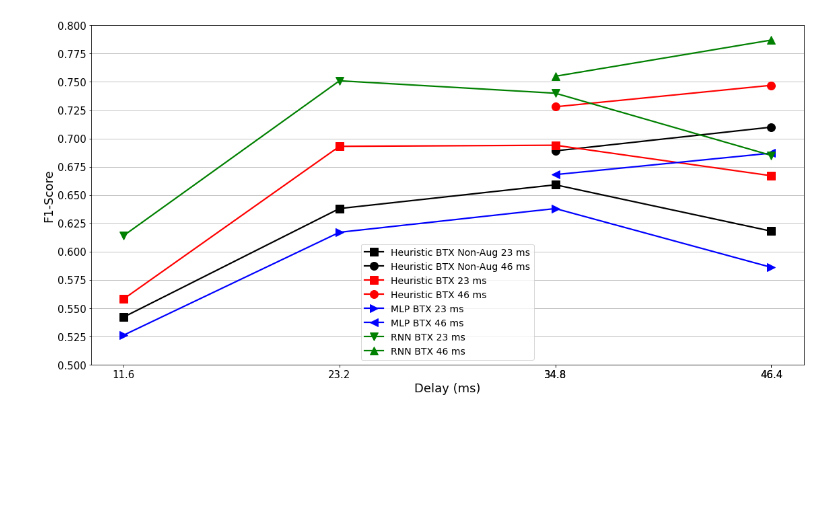
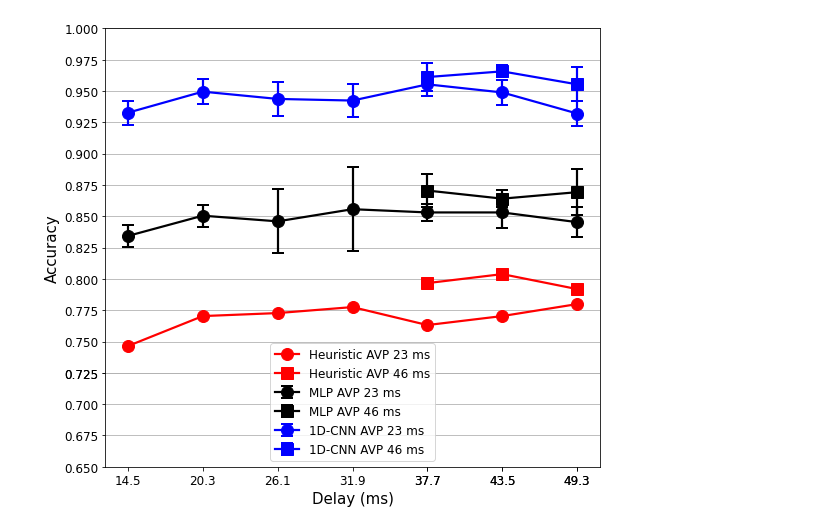
Before and after one commit to alejandrodl/beatbox-onset-detection, a Jupyter notebook: src/models/__Heuristic_Real-Time.ipynb, the cells around one changed output. Cells and saved outputs as stored; diff of their text form; code cells hidden in the pictures; blank space fills up the shorter version.

```diff
--- a/src/models/__Heuristic_Real-Time.ipynb
+++ b/src/models/__Heuristic_Real-Time.ipynb
@@ -404,11 +667,11 @@ plt.close()
 # %%
 # Plot all
 
-x = np.array([11.6,23.2,34.8,46.4,34.8,46.4])
+x = np.array([14.5,26.1,37.7,49.3,37.7,49.3])
 markersize = 12
 linewidth = 2.2
 
-plt.figure(figsize=(16,8))
+plt.figure(figsize=(8,7))
 plt.plot(x[:4], heuristic_btx[:4], 'ks-', markersize=markersize, linewidth=linewidth, label='Heuristic BTX Non-Aug 23 ms')
 plt.plot(x[4:], heuristic_btx[4:], 'ko-', markersize=markersize, linewidth=linewidth, label='Heuristic BTX Non-Aug 46 ms')
 plt.plot(x[:4], heuristic_btx_aug[:4], 'rs-', markersize=markersize, linewidth=linewidth, label='Heuristic BTX 23 ms')
@@ -417,16 +680,64 @@ plt.plot(x[:4], mlp_btx[:4], 'b>-', markersize=markersize, linewidth=linewidth,
 plt.plot(x[4:], mlp_btx[4:], 'b<-', markersize=markersize, linewidth=linewidth, label='MLP BTX 46 ms')
 plt.plot(x[:4], rnn_btx[:4], 'gv-', markersize=markersize, linewidth=linewidth, label='RNN BTX 23 ms')
 plt.plot(x[4:], rnn_btx[4:], 'g^-', markersize=markersize, linewidth=linewidth, label='RNN BTX 46 ms')
-plt.xlabel('Delay (ms)', fontsize=18)
-plt.ylabel('F1-Score', fontsize=18)
-plt.yticks([0.5,0.525,0.55,0.575,0.6,0.625,0.65,0.675,0.7,0.725,0.75,0.775,0.8], fontsize=15)
-plt.xticks(x.tolist(), fontsize=15)
-plt.legend(loc='lower center', prop={'size': 14})
+plt.xlabel('Delay (ms)', fontsize=15)
+plt.ylabel('F1-Score', fontsize=15)
+plt.yticks([0.5,0.525,0.55,0.575,0.6,0.625,0.65,0.675,0.7,0.725,0.75,0.775,0.8], fontsize=12)
+plt.xticks(x.tolist(), fontsize=12)
+plt.legend(loc=(0.36,0.01), prop={'size': 11.5})
 plt.grid(axis='y')
 plt.tight_layout()
 plt.savefig('../../results/fig_online_classification_btx.pdf', format='pdf')
 plt.show()
 
 plt.close()
-# %% [output]
-[figure, removed]
+# %%
+# Final results
+
+heuristic_avp = np.array([0.75583483, 0.7432675, 0.78994614, 0.79712747, 0.81687612, 0.81508079, 0.80251346, 0.8043088,  0.82226212, 0.84021544])
+heuristic_avp_aug = np.array([0.74641148, 0.77033493, 0.77272727, 0.77751196, 0.76315789, 0.77033493, 0.77990431, 0.79665072, 0.80382775, 0.79186603])
+#heuristic_avp_pca = np.array([0.6983842,  0.68402154, 0.7486535,  0.74506284, 0.76481149, 0.76301616, 0.78815081, 0.77019749, 0.77378815, 0.81867145])
+#heuristic_avp_pca_aug = np.array([0.76481149, 0.80071813, 0.80789946, 0.81328546, 0.82226212, 0.82585278, 0.84021544, 0.8545781,  0.83123878, 0.83303411])
+mlp_avp = np.array([0.83430421, 0.85048544, 0.8459547 , 0.85566342, 0.85307443, 0.85307443, 0.84530745, 0.87055017, 0.86407766, 0.86925566])
+mlp_avp_std = np.array([0.00877972, 0.00877971, 0.0256134 , 0.03341963, 0.00666385, 0.01203952, 0.01217792, 0.01326466, 0.00678841, 0.01814607])
+rnn_avp = np.array([0.93268609, 0.94951457, 0.94368931, 0.94239482, 0.9553398, 0.94886732, 0.93203882, 0.96116503, 0.96569579, 0.95533979])
+rnn_avp_std = np.array([0.00946844, 0.0101517 , 0.01351496, 0.01348394, 0.00901515, 0.00968714, 0.01002713, 0.01102226, 0.00484357, 0.01348391])
+
+heuristic_btx = np.array([0.61410788, 0.6735823,  0.70816044, 0.71092669, 0.71784232, 0.67081604, 0.66528354, 0.7538036,  0.76210235, 0.74688797])
+heuristic_btx_aug = np.array([0.62546125, 0.68081181, 0.70479705, 0.69557196, 0.71217712, 0.67712177, 0.67896679, 0.73062731, 0.75092251, 0.73800738])
+#heuristic_btx_pca = np.array([0.52282158, 0.60165975, 0.66113416, 0.65836791, 0.65145228, 0.63070539, 0.63762102, 0.69294606, 0.71784232, 0.71369295])
+#heuristic_btx_pca_aug = np.array([0.54218534, 0.58091286, 0.63762102, 0.66113416, 0.65283541, 0.63762102, 0.61825726, 0.68879668, 0.70816044, 0.70954357])
+mlp_btx = np.array([0.55609757, 0.63609755, 0.64829268, 0.64780489, 0.6502439, 0.64341463, 0.63804878, 0.7185366 , 0.7097561 , 0.71414635])
+mlp_btx_std = np.array([0.01851088, 0.01530183, 0.01374538, 0.02275494, 0.02382766, 0.02145233, 0.01268294, 0.01484403, 0.02308714, 0.01294294])
+rnn_btx = np.array([0.64487804, 0.71560975, 0.7190244 , 0.7287805 , 0.73073171, 0.73414636, 0.72390245, 0.77902439, 0.79317075, 0.79609758])
+rnn_btx_std = np.array([0.01460159, 0.01200834, 0.02426309, 0.01266415, 0.01468285, 0.01144003, 0.0103938 , 0.00982901, 0.00520833, 0.01041665])
+# %%
+# Plot all
+
+x = np.array([14.5,20.3,26.1,31.9,37.7,43.5,49.3,37.7,43.5,49.3])
+markersize = 12
+linewidth = 2.2
+
+plt.figure(figsize=(8,7))
+plt.plot(x[:7], heuristic_avp_aug[:7], 'ro-', markersize=markersize, linewidth=linewidth, label='Heuristic AVP 23 ms')
+plt.plot(x[7:], heuristic_avp_aug[7:], 'rs-', markersize=markersize, linewidth=linewidth, label='Heuristic AVP 46 ms')
+#plt.plot(x[:7], heuristic_avp_pca_aug[:7], 'ro-', markersize=markersize, linewidth=linewidth, label='Heuristic AVP PCA 23 ms')
+#plt.plot(x[7:], heuristic_avp_pca_aug[7:], 'rs-', markersize=markersize, linewidth=linewidth, label='Heuristic AVP PCA 46 ms')
+plt.errorbar(x[:7], mlp_avp[:7], yerr=mlp_avp_std[:7], fmt='ko-', markersize=markersize, linewidth=linewidth, capsize=6, capthick=2, label='MLP AVP 23 ms')
+plt.errorbar(x[7:], mlp_avp[7:], yerr=mlp_avp_std[7:], fmt='ks-', markersize=markersize, linewidth=linewidth, capsize=6, capthick=2, label='MLP AVP 46 ms')
+plt.errorbar(x[:7], rnn_avp[:7], yerr=rnn_avp_std[:7], fmt='bo-', markersize=markersize, linewidth=linewidth, capsize=6, capthick=2, label='1D-CNN AVP 23 ms')
+plt.errorbar(x[7:], rnn_avp[7:], yerr=rnn_avp_std[7:], fmt='bs-', markersize=markersize, linewidth=linewidth, capsize=6, capthick=2, label='1D-CNN AVP 46 ms')
+plt.xlabel('Delay (ms)', fontsize=15)
+plt.ylabel('Accuracy', fontsize=15)
+plt.yticks([0.65,0.675,0.7,0.725,0.725,0.75,0.775,0.8,0.825,0.85,0.875,0.9,0.925,0.95,0.975,1], fontsize=12)
+plt.xticks(x.tolist(), fontsize=12)
+#plt.legend(loc=(0.32,0.01), prop={'size': 11.5})
+plt.legend(loc='lower center', prop={'size': 12})
+plt.grid(axis='y')
+plt.tight_layout()
+plt.savefig('../../results/fig_online_classification_avp.pdf', format='pdf')
+plt.show()
+
+plt.close()
+# %% [output]
+[figure, added]
```
Also changed, not shown: parts of 25 cells of this notebook, 36 other files.
